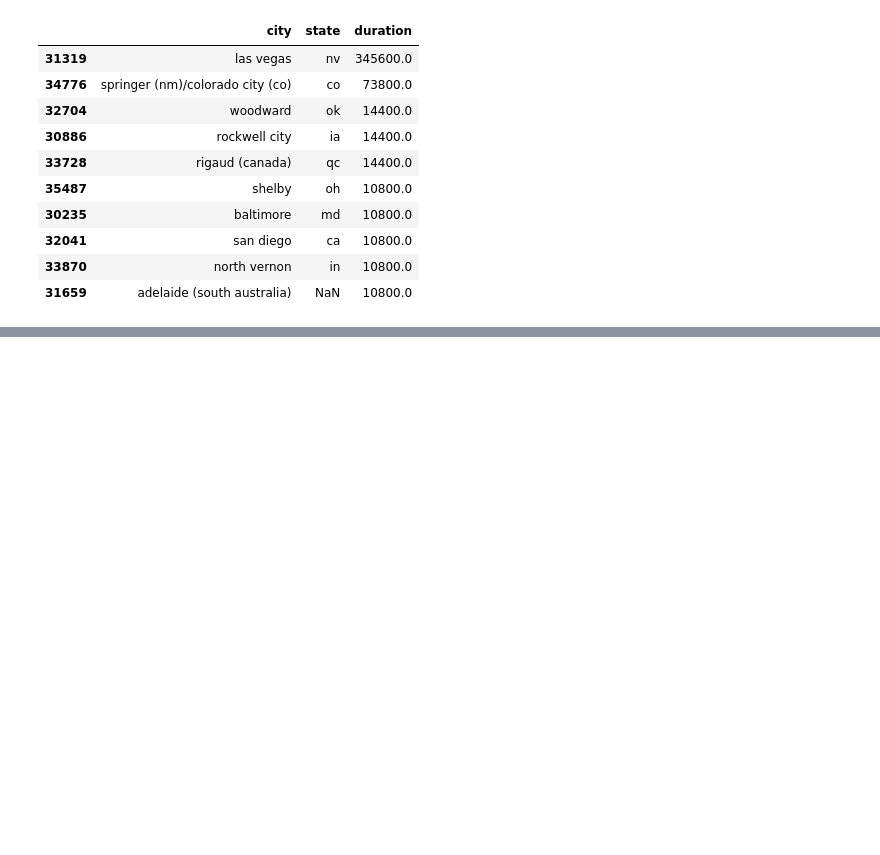
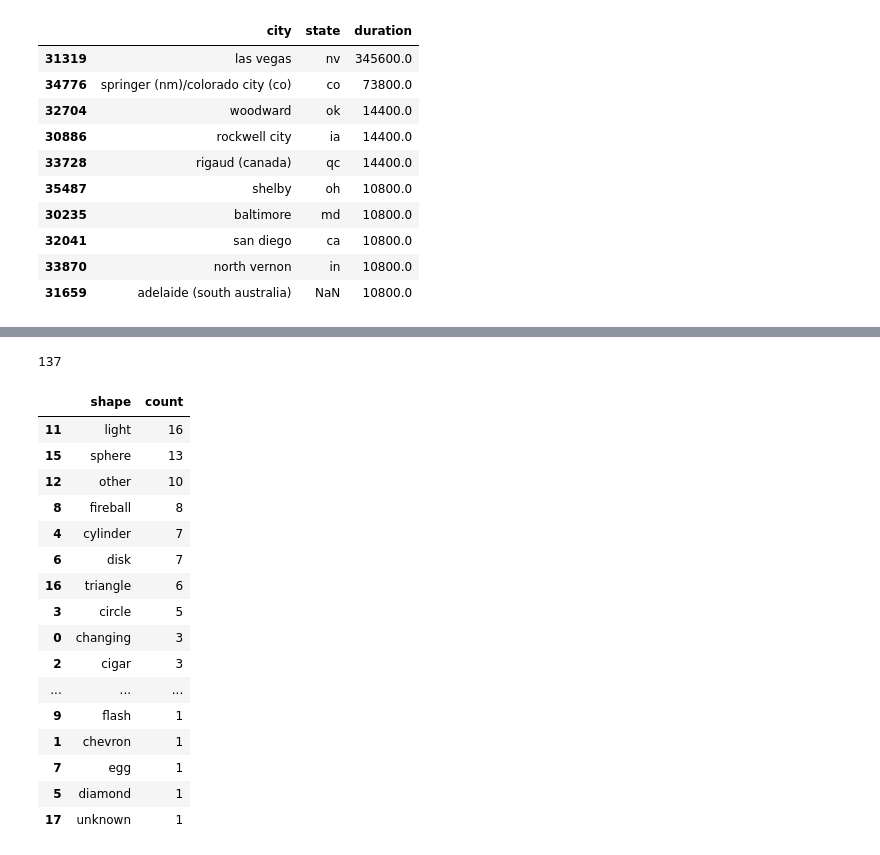
Before and after one commit to GastonMontes/7506-Datos-Guias-2do1028, a Jupyter notebook: Guia Análisis Exploratorio y Visualizacion/Análisis Exploratorio y Visu.ipynb, the cells around one changed output, grey strips where cells are left out. Cells and saved outputs as stored; diff of their text form; code cells hidden in the pictures; blank space fills up the shorter version.

```diff
--- a/Guia Análisis Exploratorio y Visualizacion/Análisis Exploratorio y Visu.ipynb
+++ b/Guia Análisis Exploratorio y Visualizacion/Análisis Exploratorio y Visu.ipynb
@@ -74,0 +298,58 @@ ufosLasVegas.head(10)
+# %%
+# b) Existen 143 registros de avistajes en Canadá durante el año 2010.
+
+# Me quedo solo con los avistajes de canada.
+ufosCanada = ufosDf[['country', 'datetime']]
+ufosCanada = ufosCanada.loc[ufosCanada['country'] == 'ca', :]
+
+# Formateo la fecha y tomo el anio.
+ufosCanada['datetime'] = pd.to_datetime(ufosCanada['datetime'], format='%m/%d/%Y %H:%M', errors='coerce')
+ufosCanada.dropna(subset = ['datetime'], inplace = True)
+ufosCanada['anio'] = ufosCanada['datetime'].apply(lambda x: x.strftime('%Y'))
+
+# Me quedo solo con los avistajes de 2010.
+ufosCanada = ufosCanada.loc[ufosCanada['anio'] == '2010', :]
+
+len(ufosCanada)
+
+# RTA: Falso - Existen 137 avistajes en Canada en 2010.
+# %% [output]
+137
+# %%
+# c) Entre los avistajes registrados en Washington, DC, las formas mas populares son luz, esfera y bola de fuego.
+
+# Me quedo solo con las columnas que me interesan y filtro por Washington, DC.
+ufosWashington = ufosDf[['city', 'state', 'shape']]
+ufosWashington = ufosWashington.loc[ufosWashington['state'] == 'dc', :]
+ufosWashington = ufosWashington.loc[ufosWashington['city'].str.contains('washington'), :]
+
+# Elimino las columnas innecesarias y agrego un contador.
+del ufosWashington['city']
+del ufosWashington['state']
+ufosWashington['count'] = 1
+
+# Agrupo y ordeno por forma de avistaje.
+ufosWashington = ufosWashington.groupby(['shape'], as_index = False).count()
+ufosWashington = ufosWashington.sort_values(by = 'count', ascending = False)
+
+ufosWashington
+
+# RTA: Verdadero.
+# %% [output]
+|  | shape | count |
+| 11 | light | 16 |
+| 15 | sphere | 13 |
+| 12 | other | 10 |
+| 8 | fireball | 8 |
+| 4 | cylinder | 7 |
+| 6 | disk | 7 |
+| 16 | triangle | 6 |
+| 3 | circle | 5 |
+| 0 | changing | 3 |
+| 2 | cigar | 3 |
+| ... | ... | ... |
+| 9 | flash | 1 |
+| 1 | chevron | 1 |
+| 7 | egg | 1 |
+| 5 | diamond | 1 |
+| 17 | unknown | 1 |
```
Also changed, not shown: parts of 25 cells of this notebook, 1 other file.
